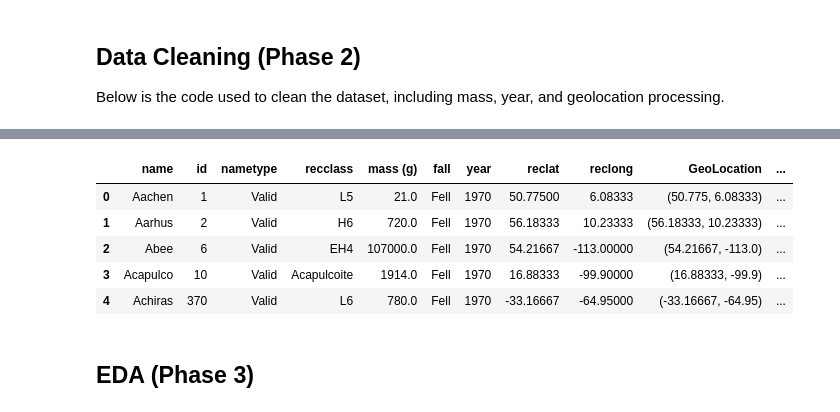
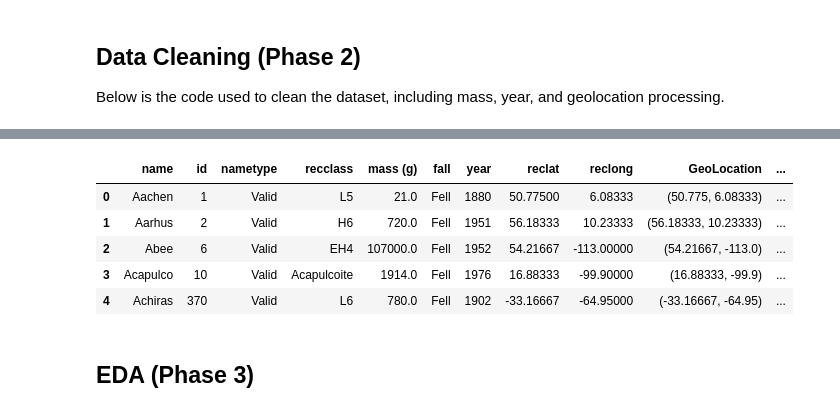
Before and after one commit to Samyanghaoyu/322project, a Jupyter notebook: FinalReport.ipynb, the cells around one changed output, grey strips where cells are left out. Cells and saved outputs as stored; diff of their text form; code cells hidden in the pictures.

```diff
--- a/FinalReport.ipynb
+++ b/FinalReport.ipynb
@@ -38,42 +38,69 @@ Below is the code used to clean the dataset, including mass, year, and geolocati
 # %%
 import pandas as pd
 import numpy as np
+import re
 
-# 读取原始数据
+# =====================================================
+# Load dataset
+# =====================================================
 df = pd.read_csv("Meteorite_Landings.csv")
 df_cleaned = df.copy()
 
-# -----------------------------
-# Clean mass
-# -----------------------------
+# =====================================================
+# 1. Clean mass and create log_mass
+# =====================================================
 df_cleaned = df_cleaned[df_cleaned["mass (g)"].notna()]
 df_cleaned = df_cleaned[df_cleaned["mass (g)"] > 0]
 df_cleaned["log_mass"] = np.log(df_cleaned["mass (g)"])
 
-# -----------------------------
-# Clean year
-# -----------------------------
-df_cleaned["year"] = pd.to_datetime(df_cleaned["year"], errors="coerce").dt.year
+
+# =====================================================
+# 2. Clean year — COMPLETE FIX (works on all formats)
+# =====================================================
+def extract_year(val):
+    """Extract a valid 4-digit year anywhere inside a string."""
+    if pd.isna(val):
+        return None
+
+    s = str(val)
+    match = re.search(r"(\d{4})", s)
+    if match:
+        year = int(match.group(1))
+        if 860 <= year <= 2025:   # realistic range
+            return year
+    return None
+
+df_cleaned["year"] = df_cleaned["year"].apply(extract_year)
 df_cleaned = df_cleaned[df_cleaned["year"].notna()]
-df_cleaned = df_cleaned[df_cleaned["year"] > 0]
 df_cleaned["year"] = df_cleaned["year"].astype(int)
 
-# -----------------------------
-# Clean latitude & longitude
-# -----------------------------
+
+# =====================================================
+# 3. Clean latitude & longitude
+# =====================================================
 df_cleaned = df_cleaned[
-    (df_cleaned["reclat"].notna()) &
-    (df_cleaned["reclong"].notna()) &
-    (df_cleaned["reclat"].between(-90, 90)) &
-    (df_cleaned["reclong"].between(-180, 180))
+    df_cleaned["reclat"].notna() &
+    df_cleaned["reclong"].notna() &
+    df_cleaned["reclat"].between(-90, 90) &
+    df_cleaned["reclong"].between(-180, 180)
 ]
 
-# -----------------------------
-# Filter fall categories
-# -----------------------------
+
+# =====================================================
+# 4. Normalize & filter fall categories
+# =====================================================
+df_cleaned["fall"] = df_cleaned["fall"].astype(str).str.strip().str.title()
 df_cleaned = df_cleaned[df_cleaned["fall"].isin(["Fell", "Found"])]
 
-# Final check
+
+# =====================================================
+# Final inspection
+# =====================================================
+print("✨ Cleaned dataset summary:")
 df_cleaned.info()
+print("\nUnique fall types:", df_cleaned["fall"].unique())
+print("Year range:", df_cleaned["year"].min(), "→", df_cleaned["year"].max())
+print("Total rows:", len(df_cleaned))
+
 df_cleaned.head()
 # %% [output]
@@ -98,9 +124,9 @@ memory usage: 3.5+ MB
 |  | name | id | nametype | recclass | mass (g) | fall | year | reclat | reclong | GeoLocation | ... |
-| 0 | Aachen | 1 | Valid | L5 | 21.0 | Fell | 1970 | 50.77500 | 6.08333 | (50.775, 6.08333) | ... |
-| 1 | Aarhus | 2 | Valid | H6 | 720.0 | Fell | 1970 | 56.18333 | 10.23333 | (56.18333, 10.23333) | ... |
-| 2 | Abee | 6 | Valid | EH4 | 107000.0 | Fell | 1970 | 54.21667 | -113.00000 | (54.21667, -113.0) | ... |
-| 3 | Acapulco | 10 | Valid | Acapulcoite | 1914.0 | Fell | 1970 | 16.88333 | -99.90000 | (16.88333, -99.9) | ... |
-| 4 | Achiras | 370 | Valid | L6 | 780.0 | Fell | 1970 | -33.16667 | -64.95000 | (-33.16667, -64.95) | ... |
+| 0 | Aachen | 1 | Valid | L5 | 21.0 | Fell | 1880 | 50.77500 | 6.08333 | (50.775, 6.08333) | ... |
+| 1 | Aarhus | 2 | Valid | H6 | 720.0 | Fell | 1951 | 56.18333 | 10.23333 | (56.18333, 10.23333) | ... |
+| 2 | Abee | 6 | Valid | EH4 | 107000.0 | Fell | 1952 | 54.21667 | -113.00000 | (54.21667, -113.0) | ... |
+| 3 | Acapulco | 10 | Valid | Acapulcoite | 1914.0 | Fell | 1976 | 16.88333 | -99.90000 | (16.88333, -99.9) | ... |
+| 4 | Achiras | 370 | Valid | L6 | 780.0 | Fell | 1902 | -33.16667 | -64.95000 | (-33.16667, -64.95) | ... |
 # %% [markdown]
 ## EDA (Phase 3)
 # %%
```
Also changed, not shown: parts of 6 cells of this notebook.
